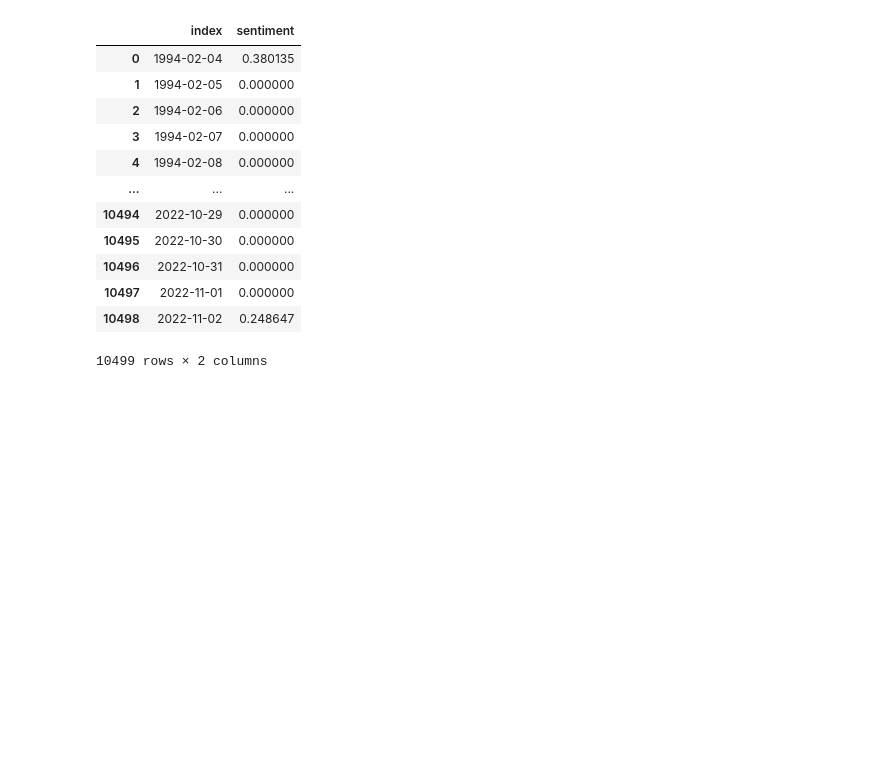
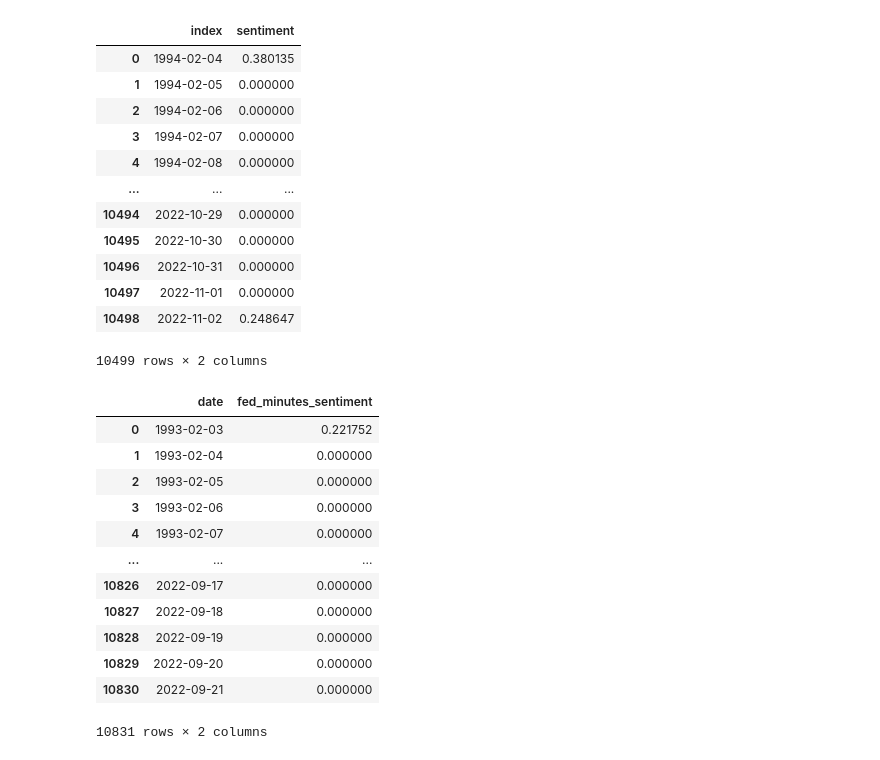
Before and after one commit to felixpoirier1/PolyFinances, a Jupyter notebook: compile_data.ipynb, the cells around one changed output. Saved outputs shown, nothing was run; the diff lists cells and outputs as text; code cells hidden in the pictures; blank space fills up the shorter version.

Commit message:
[ADD] | more data sentiment

```diff
--- a/compile_data.ipynb
+++ b/compile_data.ipynb
@@ -418,3 +418,23 @@ df_speech.columns = ["date", "fed_speech_sentiment"]
 df_speech['date'] = df_speech['date'].astype(str)
 # %%
 df_final = pd.merge(df_final, df_speech, on='date')
+# %%
+df_min = pd.read_csv(f"{PATH}FedMinutesSentiment.csv", index_col=0)
+df_min = clean_data(df_min)
+df_min.columns = ["date", "fed_minutes_sentiment"]
+df_min['date'] = df_min['date'].astype(str)
+df_min
+# %% [output]
+|  | date | fed_minutes_sentiment |
+| 0 | 1993-02-03 | 0.221752 |
+| 1 | 1993-02-04 | 0.000000 |
+| 2 | 1993-02-05 | 0.000000 |
+| 3 | 1993-02-06 | 0.000000 |
+| 4 | 1993-02-07 | 0.000000 |
+| ... | ... | ... |
+| 10826 | 2022-09-17 | 0.000000 |
+| 10827 | 2022-09-18 | 0.000000 |
+| 10828 | 2022-09-19 | 0.000000 |
+| 10829 | 2022-09-20 | 0.000000 |
+| 10830 | 2022-09-21 | 0.000000 |
+10831 rows × 2 columns
```
Also changed, not shown: parts of 3 cells of this notebook, 1 other file.
